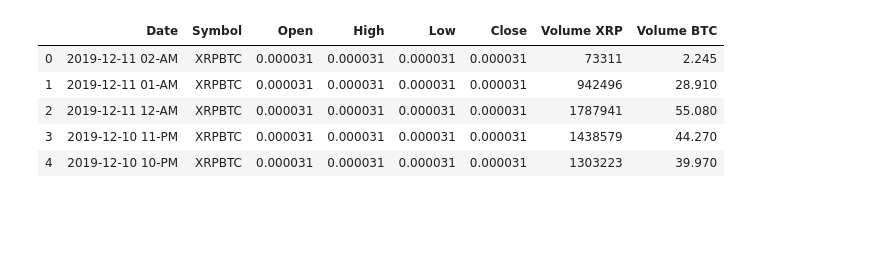
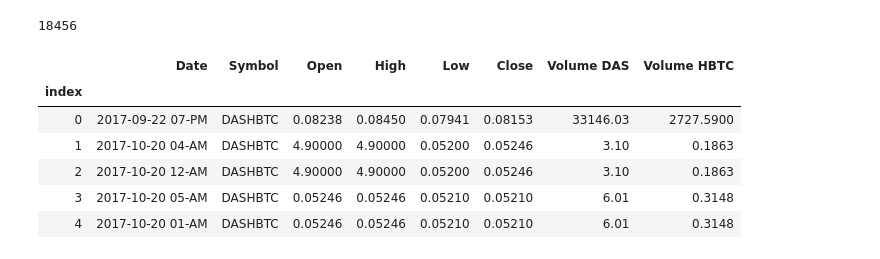
Before and after one commit to ParthikB/Crypto-Predictor, a Jupyter notebook: XRP data analysis.ipynb, the cells around one changed output. Drawn from its saved outputs; the diff is of its cells as text; code cells hidden in the pictures; blank space fills up the shorter version.

```diff
--- a/XRP data analysis.ipynb
+++ b/XRP data analysis.ipynb
@@ -56,16 +62,24 @@ def get_moving_averages_crossovers(moving_averages, prev_health = False):
 
     return crossovers, crossovered_at
-# %%
-NAME = 'XRPBTC'
-data = pd.read_csv('Binance_XRPBTC_1h.csv')
-data.head()
-# %% [output]
-|  | Date | Symbol | Open | High | Low | Close | Volume XRP | Volume BTC |
-| 0 | 2019-12-11 02-AM | XRPBTC | 0.000031 | 0.000031 | 0.000031 | 0.000031 | 73311 | 2.245 |
-| 1 | 2019-12-11 01-AM | XRPBTC | 0.000031 | 0.000031 | 0.000031 | 0.000031 | 942496 | 28.910 |
-| 2 | 2019-12-11 12-AM | XRPBTC | 0.000031 | 0.000031 | 0.000031 | 0.000031 | 1787941 | 55.080 |
-| 3 | 2019-12-10 11-PM | XRPBTC | 0.000031 | 0.000031 | 0.000031 | 0.000031 | 1438579 | 44.270 |
-| 4 | 2019-12-10 10-PM | XRPBTC | 0.000031 | 0.000031 | 0.000031 | 0.000031 | 1303223 | 39.970 |
+# %%
+len(data)
+# %% [output]
+18456
+# %%
+NAME = 'DASHBTC_1h'
+data = pd.read_csv('Binance_DASHBTC_1h.csv')
+data = data.iloc[::-1]
+data['index'] = list(range(len(data)))
+data.set_index('index', inplace=True)
+data.head()
+# %% [output]
+|  | Date | Symbol | Open | High | Low | Close | Volume DAS | Volume HBTC |
+| index |  |  |  |  |  |  |  |  |
+| 0 | 2017-09-22 07-PM | DASHBTC | 0.08238 | 0.08450 | 0.07941 | 0.08153 | 33146.03 | 2727.5900 |
+| 1 | 2017-10-20 04-AM | DASHBTC | 4.90000 | 4.90000 | 0.05200 | 0.05246 | 3.10 | 0.1863 |
+| 2 | 2017-10-20 12-AM | DASHBTC | 4.90000 | 4.90000 | 0.05200 | 0.05246 | 3.10 | 0.1863 |
+| 3 | 2017-10-20 05-AM | DASHBTC | 0.05246 | 0.05246 | 0.05210 | 0.05210 | 6.01 | 0.3148 |
+| 4 | 2017-10-20 01-AM | DASHBTC | 0.05246 | 0.05246 | 0.05210 | 0.05210 | 6.01 | 0.3148 |
 # %%
 WINDOW1 = 200
 WINDOW2 = 50
```
Also changed, not shown: parts of 5 cells of this notebook, 2 other files.
